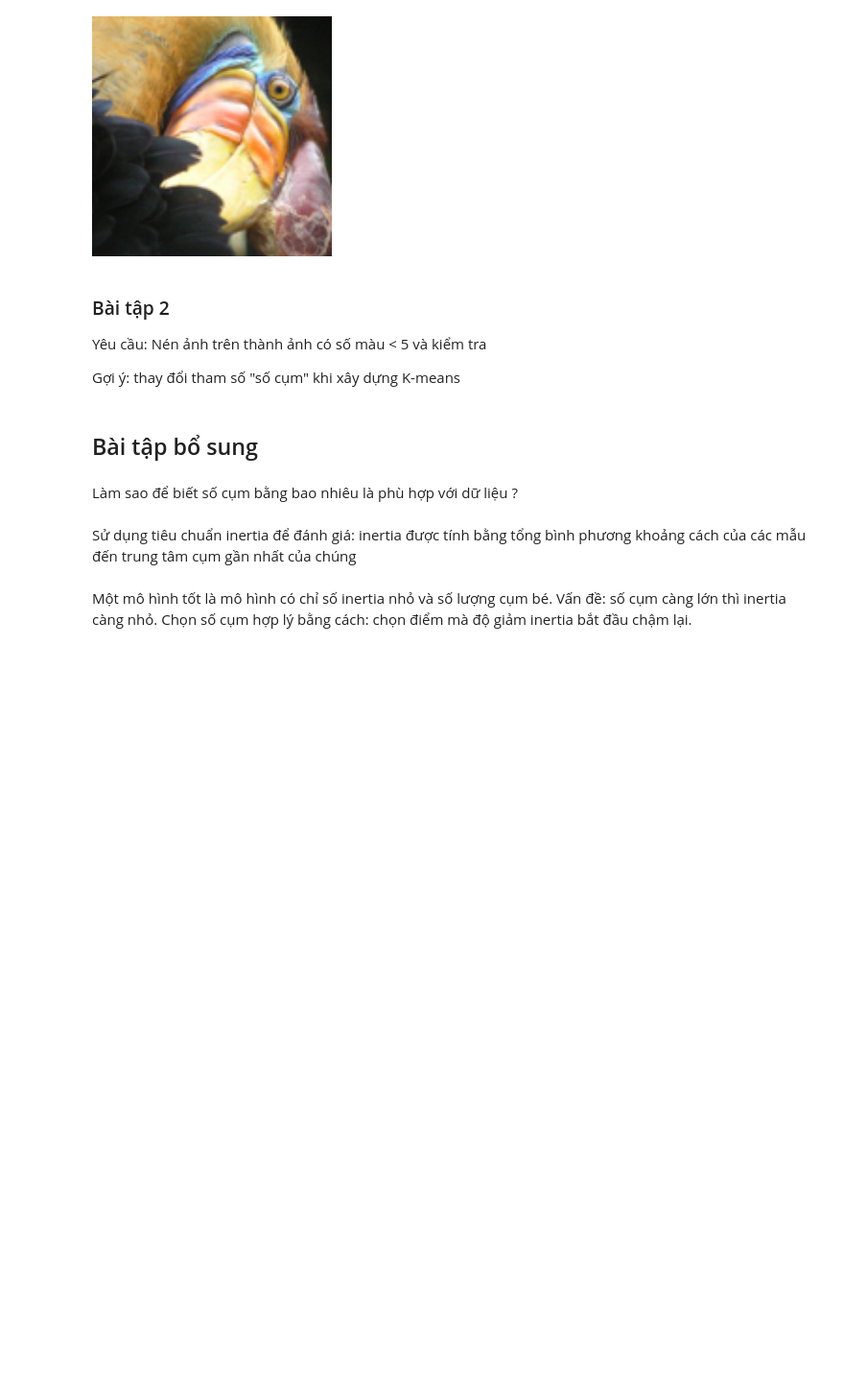
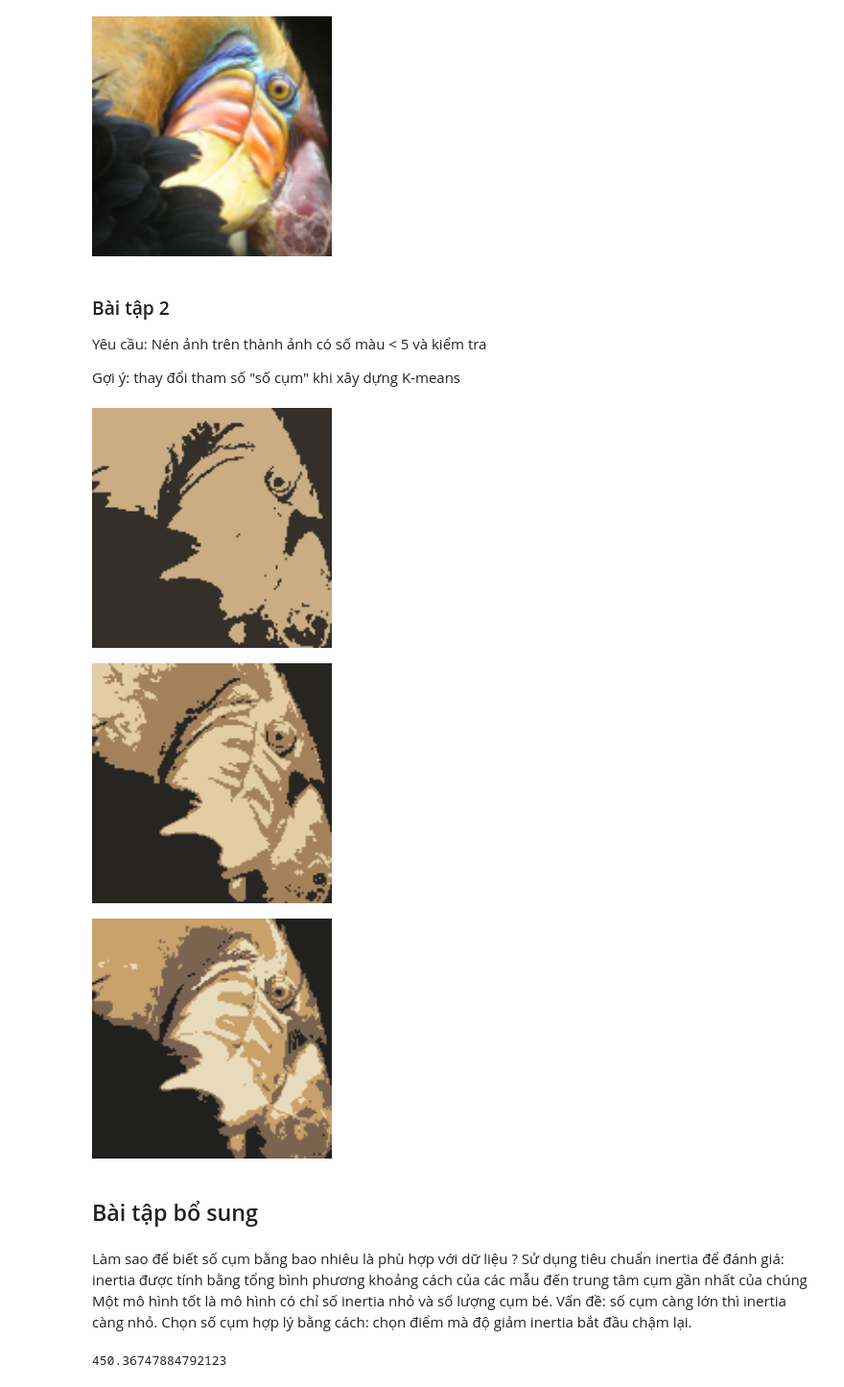
Before and after one commit to KazooBoye/MLandDataMining, a Jupyter notebook: K mean/KMeans.ipynb, the cells around one changed output. Shown at 96% size. Saved outputs shown, nothing was run; the diff lists cells and outputs as text; code cells hidden in the pictures; blank space fills up the shorter version.

Commit message:
update exercise 2 Kmeans

```diff
--- a/K mean/KMeans.ipynb
+++ b/K mean/KMeans.ipynb
@@ -350,14 +343,31 @@ Gợi ý: thay đổi tham số "số cụm" khi xây dựng K-means
+# %%
+# code
+path_img = 'bird_small.png'
+img = io.imread(path_img)
+data_img = (img / 255.0).reshape(-1,img.shape[2])
+for i in [2,3,4]:
+    n_color = i
+    k_mean_model = KMeans(n_clusters=n_color)
+    k_mean_model.fit(data_img)
+    img128=k_mean_model.cluster_centers_[k_mean_model.labels_]
+    img128=np.reshape(img128, img_shape)
+    image.imsave('img128.png', img128)
+    display(Image('img128.png', width=250, unconfined=True))
+# %% [output]
+[figure, added]
+[figure, added]
+[figure, added]
 # %% [markdown]
 ## Bài tập bổ sung
-# %% [markdown]
-Làm sao để biết số cụm bằng bao nhiêu là phù hợp với dữ liệu ?
 # %% [markdown]
+Làm sao để biết số cụm bằng bao nhiêu là phù hợp với dữ liệu ?
 Sử dụng tiêu chuẩn inertia để đánh giá: inertia được tính bằng tổng bình phương khoảng cách của các mẫu đến trung tâm cụm gần nhất của chúng
+Một mô hình tốt là mô hình có chỉ số inertia nhỏ và số lượng cụm bé. Vấn đề: số cụm càng lớn thì inertia càng nhỏ. Chọn số cụm hợp lý bằng cách: chọn điểm mà độ giảm inertia bắt đầu chậm lại.
-# %% [markdown]
-Một mô hình tốt là mô hình có chỉ số inertia nhỏ và số lượng cụm bé. Vấn đề: số cụm càng lớn thì inertia càng nhỏ. Chọn số cụm hợp lý bằng cách: chọn điểm mà độ giảm inertia bắt đầu chậm lại.
 # %%
 # Ví dụ tính inertia cho mô hình đầu tiên
 k_mean_model.inertia_
+# %% [output]
+450.36747884792123
 # %%
 ### Bài tập ###
 # Viết code tính inertia_ cho mô hình của dữ liệu điểm ban đầu, số lượng cụm từ 1 đến 10
```
Also changed, not shown: parts of 12 cells of this notebook, 1 other file.
